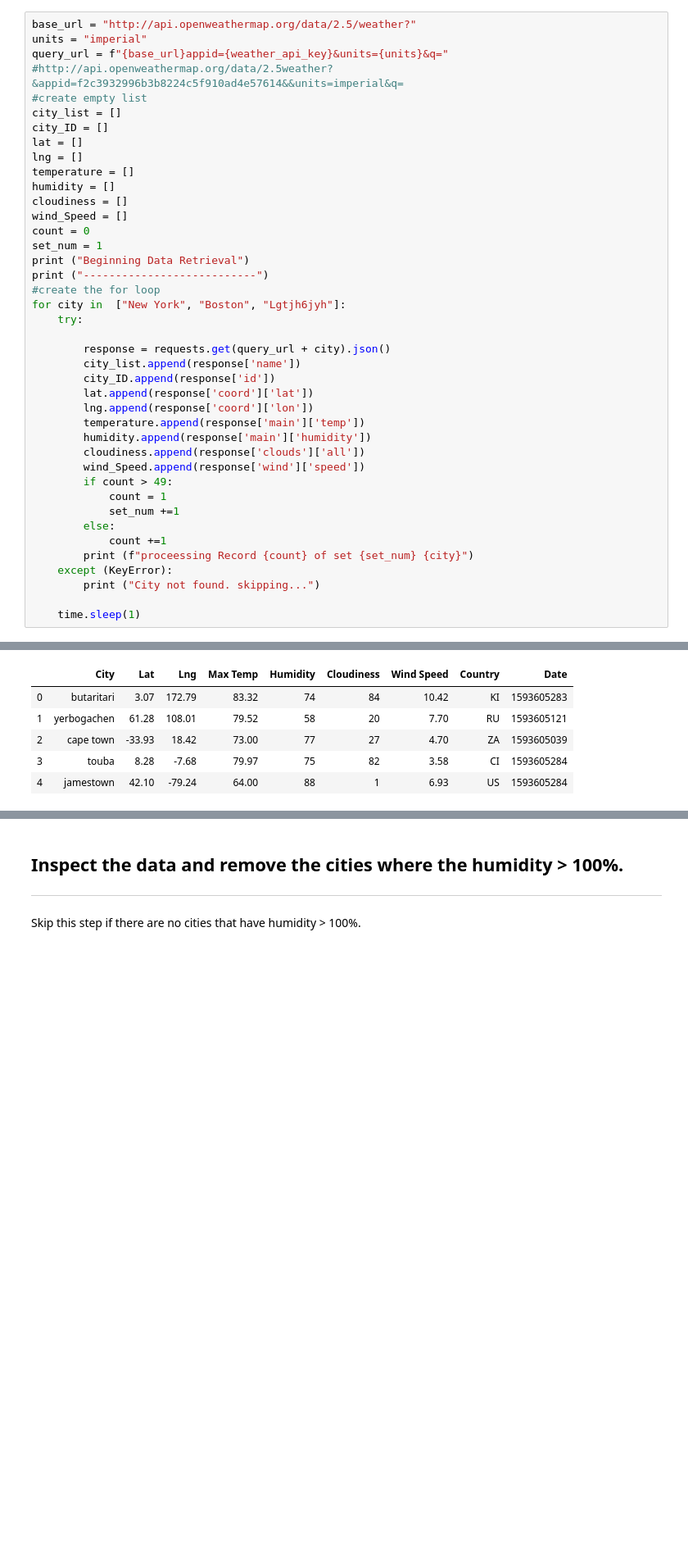
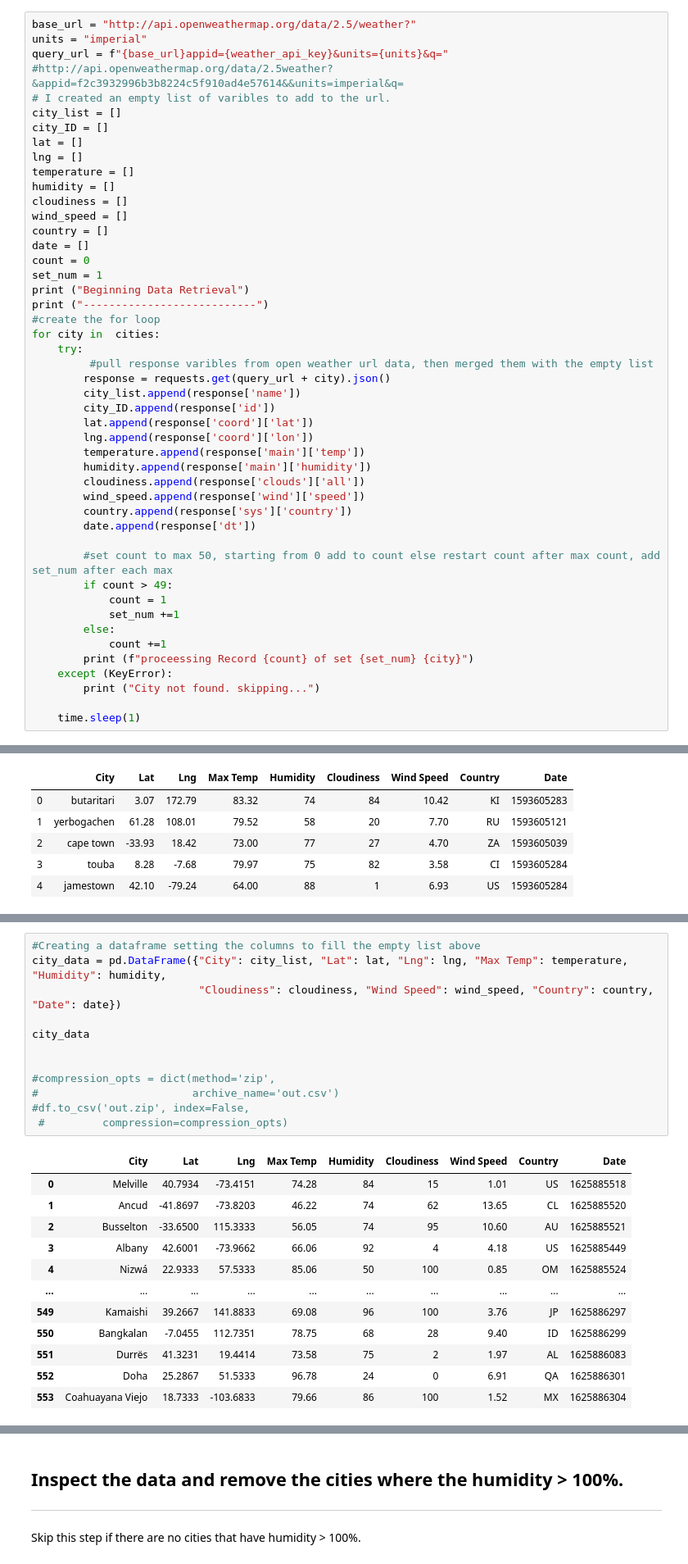
Before and after one commit to Bjohnson08021/python_api_challenge, a Jupyter notebook: starter_code/WeatherPy.ipynb, the cells around one changed output, grey strips where cells are left out. Shown: that part at 82% size. Cells and saved outputs as stored; diff of their text form; blank space fills up the shorter version.

```diff
--- a/starter_code/WeatherPy.ipynb
+++ b/starter_code/WeatherPy.ipynb
@@ -101,7 +101,7 @@ base_url = "http://api.openweathermap.org/data/2.5/weather?"
 units = "imperial"
 query_url = f"{base_url}appid={weather_api_key}&units={units}&q="
 #http://api.openweathermap.org/data/2.5weather?&appid=f2c3932996b3b8224c5f910ad4e57614&&units=imperial&q=
-#create empty list
+# I created an empty list of varibles to add to the url.
 city_list = []
 city_ID = []
 lat = []
@@ -109,15 +109,17 @@ lng = []
 temperature = []
 humidity = []
 cloudiness = []
-wind_Speed = []
+wind_speed = []
+country = []
+date = []
 count = 0
 set_num = 1
 print ("Beginning Data Retrieval")
 print ("---------------------------")
 #create the for loop
-for city in  ["New York", "Boston", "Lgtjh6jyh"]:
+for city in  cities:
     try:
-
+         #pull response varibles from open weather url data, then merged them with the empty list
         response = requests.get(query_url + city).json()
         city_list.append(response['name'])
         city_ID.append(response['id'])
@@ -126,7 +128,11 @@ for city in  ["New York", "Boston", "Lgtjh6jyh"]:
         temperature.append(response['main']['temp'])
         humidity.append(response['main']['humidity'])
         cloudiness.append(response['clouds']['all'])
-        wind_Speed.append(response['wind']['speed'])
+        wind_speed.append(response['wind']['speed'])
+        country.append(response['sys']['country'])
+        date.append(response['dt'])
+
+        #set count to max 50, starting from 0 add to count else restart count after max count, add set_num after each max
         if count > 49:
             count = 1
             set_num +=1
@@ -184,0 +180,25 @@ http://api.openweathermap.org/data/2.5/weather?appid=f2c3932996b3b8224c5f910ad4e
+# %%
+#Creating a dataframe setting the columns to fill the empty list above
+city_data = pd.DataFrame({"City": city_list, "Lat": lat, "Lng": lng, "Max Temp": temperature, "Humidity": humidity,
+                          "Cloudiness": cloudiness, "Wind Speed": wind_speed, "Country": country, "Date": date})
+
+city_data
+
+
+#compression_opts = dict(method='zip',
+#                        archive_name='out.csv')
+#df.to_csv('out.zip', index=False,
+ #         compression=compression_opts)
+# %% [output]
+|  | City | Lat | Lng | Max Temp | Humidity | Cloudiness | Wind Speed | Country | Date |
+| 0 | Melville | 40.7934 | -73.4151 | 74.28 | 84 | 15 | 1.01 | US | 1625885518 |
+| 1 | Ancud | -41.8697 | -73.8203 | 46.22 | 74 | 62 | 13.65 | CL | 1625885520 |
+| 2 | Busselton | -33.6500 | 115.3333 | 56.05 | 74 | 95 | 10.60 | AU | 1625885521 |
+| 3 | Albany | 42.6001 | -73.9662 | 66.06 | 92 | 4 | 4.18 | US | 1625885449 |
+| 4 | Nizwá | 22.9333 | 57.5333 | 85.06 | 50 | 100 | 0.85 | OM | 1625885524 |
+| ... | ... | ... | ... | ... | ... | ... | ... | ... | ... |
+| 549 | Kamaishi | 39.2667 | 141.8833 | 69.08 | 96 | 100 | 3.76 | JP | 1625886297 |
+| 550 | Bangkalan | -7.0455 | 112.7351 | 78.75 | 68 | 28 | 9.40 | ID | 1625886299 |
+| 551 | Durrës | 41.3231 | 19.4414 | 73.58 | 75 | 2 | 1.97 | AL | 1625886083 |
+| 552 | Doha | 25.2867 | 51.5333 | 96.78 | 24 | 0 | 6.91 | QA | 1625886301 |
+| 553 | Coahuayana Viejo | 18.7333 | -103.6833 | 79.66 | 86 | 100 | 1.52 | MX | 1625886304 |
```
Also changed, not shown: parts of 9 cells of this notebook, 2 other files.
